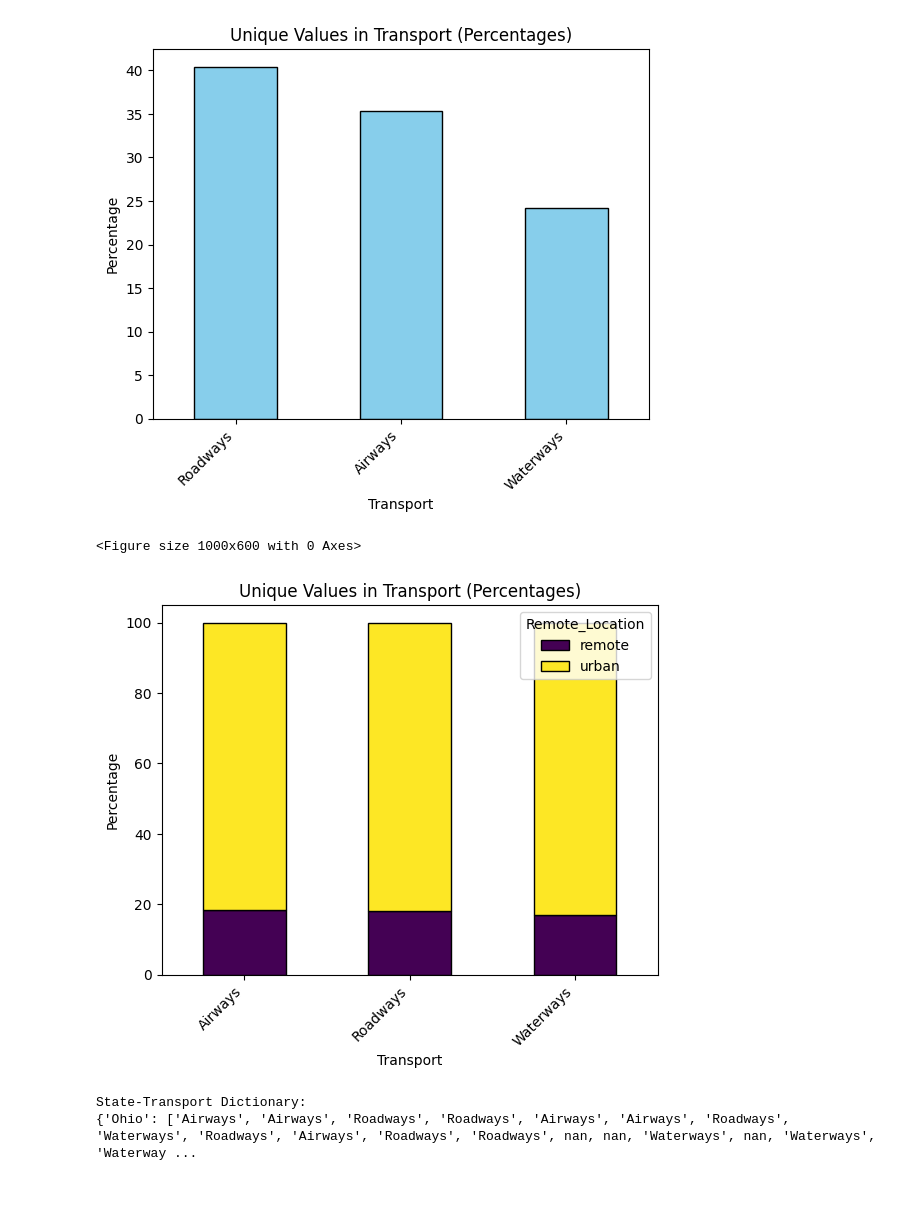
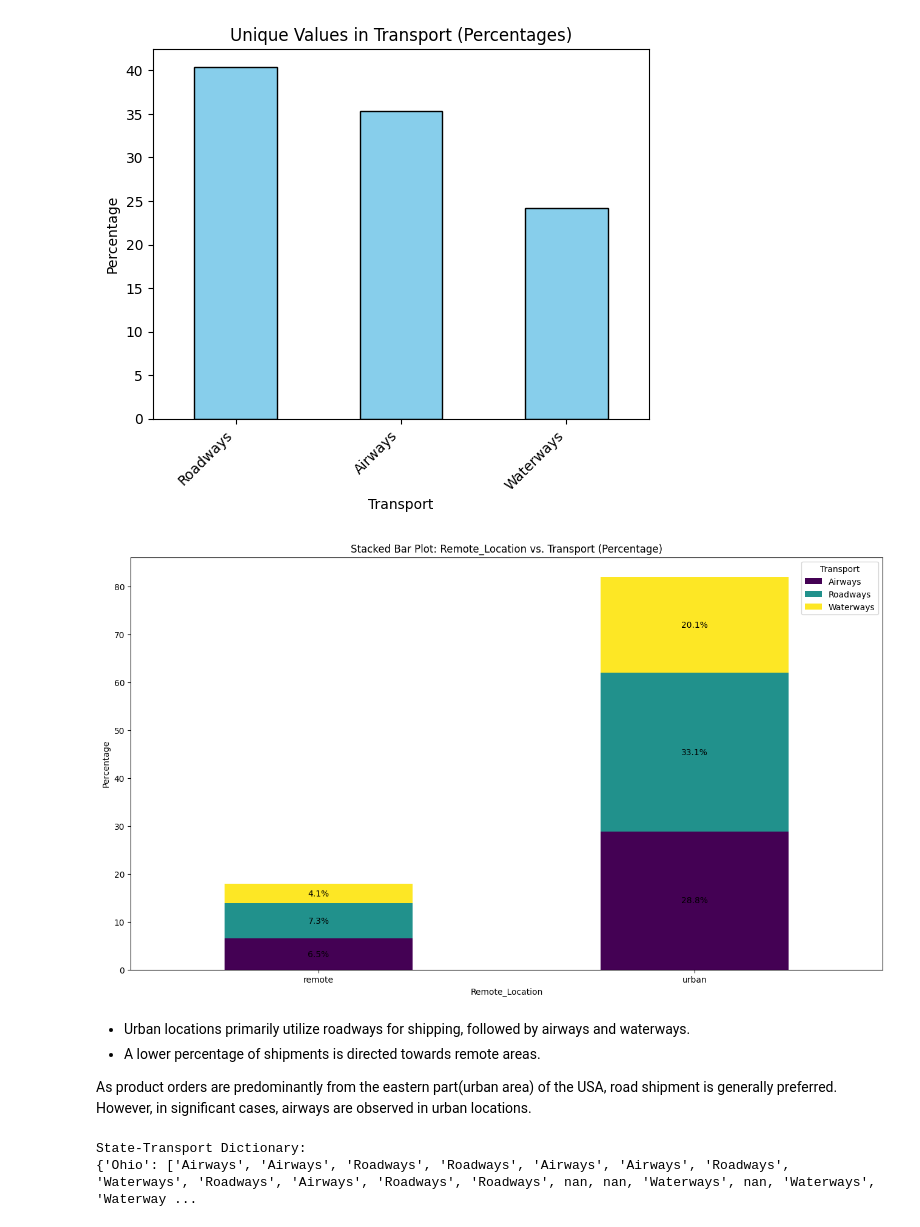
Before and after one commit to Hitesh-Nimbalkar/ML_Project, a Jupyter notebook: Notebook/EDA_new.ipynb, the cells around one changed output. Drawn from its saved outputs; the diff is of its cells as text; code cells hidden in the pictures; blank space fills up the shorter version.

```diff
--- a/Notebook/EDA_new.ipynb
+++ b/Notebook/EDA_new.ipynb
@@ -1005,48 +1035,15 @@ def plot_categorical_unique_values(df, column_label):
 plot_categorical_unique_values(df=df, column_label="Transport")
 # %% [output]
 [figure]
-# %%
-def plot_categorical_unique_values(df, column_label, hue_column=None):
-    """
-    Plot unique values in a specific categorical column along with their percentages.
-
-    Parameters:
-    - df: pandas DataFrame
-    - column_label: Label of the categorical column to plot
-    - hue_column: Optional, label of a second categorical column for coloring the bars
-    """
-    # Check if the specified column exists in the DataFrame
-    if column_label not in df.columns:
-        print(f"Column '{column_label}' not found in the DataFrame.")
-        return
-
-    # Check if the hue column exists
-    if hue_column and hue_column not in df.columns:
-        print(f"Hue column '{hue_column}' not found in the DataFrame.")
-        return
-
-    # Plot unique values for the specified categorical column with or without hue
-    plt.figure(figsize=(10, 6))
-
-    if hue_column:
-        grouped_data = df.groupby([column_label, hue_column]).size().unstack()
-        percentages = grouped_data.div(grouped_data.sum(axis=1), axis=0) * 100
-        percentages.plot(kind='bar', stacked=True, colormap='viridis', edgecolor='black')
-    else:
-        percentages = df[column_label].value_counts(normalize=True) * 100
-        percentages.plot(kind='bar', color='skyblue', edgecolor='black')
-
-    # Set plot labels and title
-    plt.title(f'Unique Values in {column_label} (Percentages)')
-    plt.xlabel(column_label)
-    plt.ylabel('Percentage')
-    plt.xticks(rotation=45, ha='right')  # Rotate x-axis labels for better readability
-    plt.show()
-
-plot_categorical_unique_values(df, column_label="Transport", hue_column="Remote_Location")
-# %% [output]
-<Figure size 1000x600 with 0 Axes>
-[figure, removed]
+# %%
+stacked_bar_plot(df, column1='Remote_Location', column2='Transport', normalize=True, cmap='viridis', show_percentages=True)
+# %% [output]
+[figure, added]
+# %% [markdown]
+- Urban locations primarily utilize roadways for shipping, followed by airways and waterways.
+- A lower percentage of shipments is directed towards remote areas.
+
+As product orders are predominantly from the eastern part(urban area) of the USA, road shipment is generally preferred. However, in significant cases, airways are observed in urban locations.
 # %%
 # Create a dictionary with states as keys and corresponding transport as values
 state_transport_dict = {}
```
Also changed, not shown: parts of 39 cells of this notebook, 1 other file.
